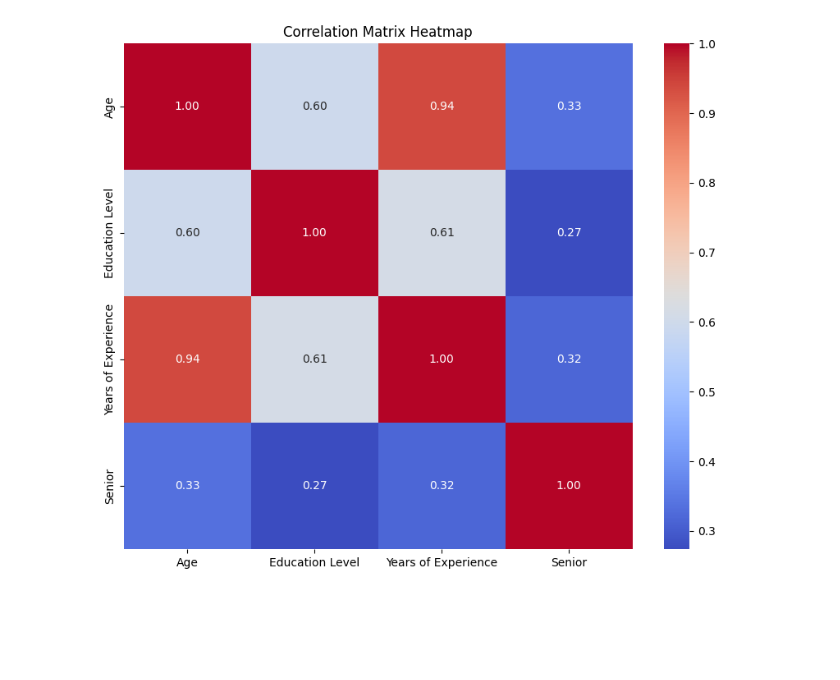
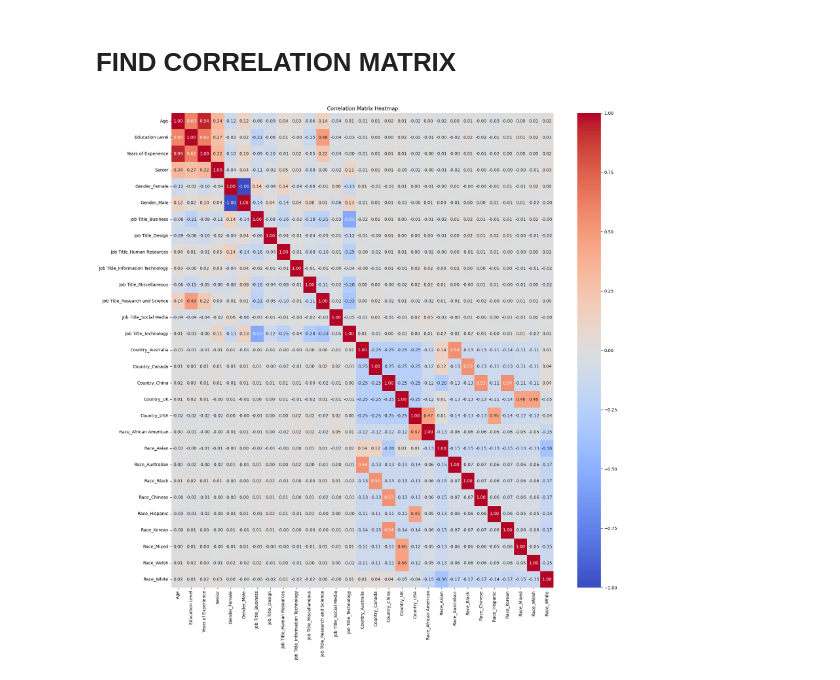
Before and after one commit to ruohan8/ECS171Project, a Jupyter notebook: Project.ipynb, the cells around one changed output. Drawn from its saved outputs; the diff is of its cells as text; code cells hidden in the pictures; blank space fills up the shorter version.

```diff
--- a/Project.ipynb
+++ b/Project.ipynb
@@ -58,0 +386,23 @@ None
+# %%
+# eliminating columns with strings and the column with the target variable
+# TEST: One-hot encoding
+#df = df.drop(columns=['Job Title'])
+categorical_columns = df.select_dtypes(include=['object']).columns.tolist()
+
+#Initialize OneHotEncoder
+encoder = OneHotEncoder(sparse_output=False)
+
+# Apply one-hot encoding to the categorical columns
+one_hot_encoded = encoder.fit_transform(df[categorical_columns])
+
+# Create a DataFrame with the one-hot encoded columns
+one_hot_df = pd.DataFrame(one_hot_encoded, columns=encoder.get_feature_names_out(categorical_columns))
+
+# Concatenate the one-hot encoded dataframe with the original dataframe
+df_encoded = pd.concat([df, one_hot_df], axis=1)
+
+# Drop the original categorical columns
+df_encoded = df_encoded.drop(categorical_columns, axis=1)
+
+# Display the resulting dataframe
+print(f"Encoded Employee data : \n{df_encoded}")
@@ -90,9 +458,12 @@ for feature in col_to_graph:  # calculate for each of the identified attributes
 
     # print the outliers
     if outliers_upper.any():
-        print(f"{feature}'s upper outliers:\n{df.loc[outliers_upper, feature]}")
+        print(f"{feature}'s lower outliers:\n{df_encoded.loc[outliers_upper, feature].shape}")
     if outliers_lower.any():
-        print(f"{feature}'s lower outliers:\n{df.loc[outliers_lower, feature]}")
+        print(f"{feature}'s lower outliers:\n{df_encoded.loc[outliers_lower, feature].shape}")
+
+    df_encoded.loc[outliers_lower, feature] = lower_bound
+    df_encoded.loc[outliers_upper, feature] = upper_bound
 # %% [output]
 [figure]
 [figure]
@@ -116,20 +474,28 @@ Name: Years of Experience, Length: 69, dtype: float64
+# %% [markdown]
+# FIND CORRELATION MATRIX
 # %%
 # finding correlation
 
 # using normalized_X does not work because it is a numpy array
+scaler = StandardScaler()
+X = df_encoded.drop(columns=['Salary'])
+y = df_encoded['Salary'].values.reshape(-1, 1)
 
 # find correlation (use code from lab 0)
 correlation_matrix = X.corr()
-plt.figure(figsize=(10, 8))
+plt.figure(figsize=(20, 20))
 sns.heatmap(correlation_matrix, annot=True, cmap='coolwarm', fmt=".2f")
 plt.title('Correlation Matrix Heatmap')
 plt.show()
 
 # feature selection
 # eliminate features that are highly correlated to reduce overfitting and improve the overall accuracy of the model
 
 # example: eliminate either age or years of experience because they have a correlation of 0.94
 X = X.drop(columns=['Age'])
+X = X.drop(columns=['Years of Experience'])
+
+# potientially use PCA here, looking varience of different features
 # %% [output]
-[figure, old version]
+[figure, new version]
 # %%
```
Also changed, not shown: parts of 31 cells of this notebook.
